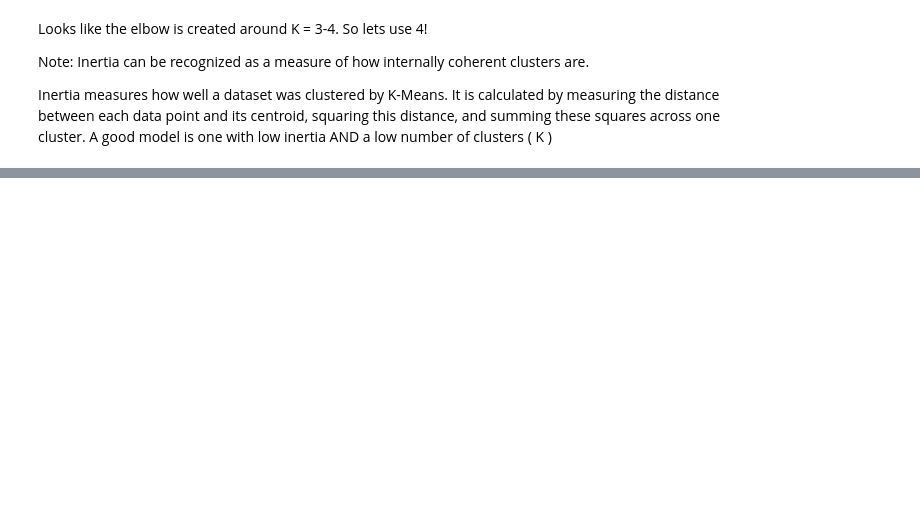
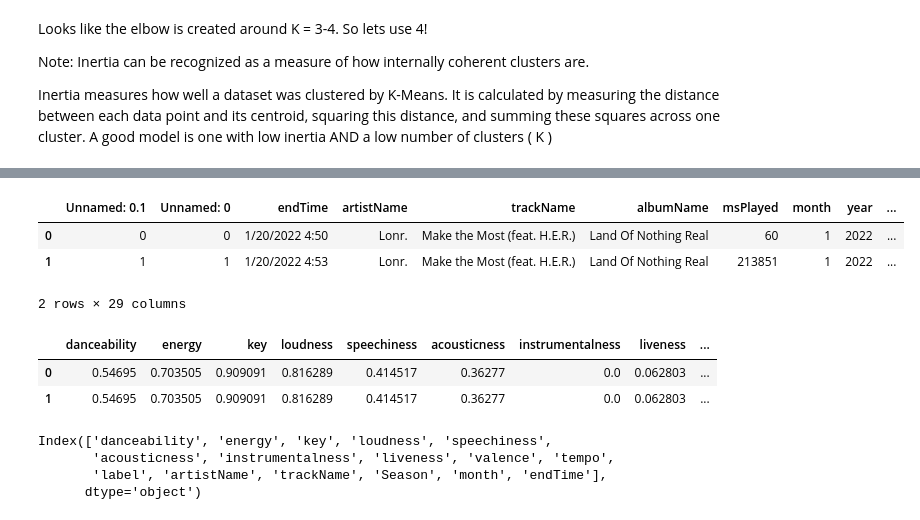
Before and after one commit to 98yangjames/SpotifyML, a Jupyter notebook: clustering.ipynb, the cells around one changed output, grey strips where cells are left out. Saved outputs shown, nothing was run; the diff lists cells and outputs as text; code cells hidden in the pictures; blank space fills up the shorter version.

```diff
--- a/clustering.ipynb
+++ b/clustering.ipynb
@@ -88,0 +100,14 @@ px.pie(pie,values='value',names='label',color=['blue','red','green', 'purple'])
+# %%
+df = pd.read_csv('Data/Listening_Data/songs_listened_to_with_all_info_unique.csv')
+df.head(2)
+# %% [output]
+|  | Unnamed: 0.1 | Unnamed: 0 | endTime | artistName | trackName | albumName | msPlayed | month | year | ... |
+| 0 | 0 | 0 | 1/20/2022 4:50 | Lonr. | Make the Most (feat. H.E.R.) | Land Of Nothing Real | 60 | 1 | 2022 | ... |
+| 1 | 1 | 1 | 1/20/2022 4:53 | Lonr. | Make the Most (feat. H.E.R.) | Land Of Nothing Real | 213851 | 1 | 2022 | ... |
+2 rows × 29 columns
+# %%
+clusters.head(2)
+# %% [output]
+|  | danceability | energy | key | loudness | speechiness | acousticness | instrumentalness | liveness | ... |
+| 0 | 0.54695 | 0.703505 | 0.909091 | 0.816289 | 0.414517 | 0.36277 | 0.0 | 0.062803 | ... |
+| 1 | 0.54695 | 0.703505 | 0.909091 | 0.816289 | 0.414517 | 0.36277 | 0.0 | 0.062803 | ... |
@@ -88,0 +123,7 @@ px.pie(pie,values='value',names='label',color=['blue','red','green', 'purple'])
+# %%
+clusters.columns
+# %% [output]
+Index(['danceability', 'energy', 'key', 'loudness', 'speechiness',
+       'acousticness', 'instrumentalness', 'liveness', 'valence', 'tempo',
+       'label', 'artistName', 'trackName', 'Season', 'month', 'endTime'],
+      dtype='object')
```
Also changed, not shown: parts of 8 cells of this notebook, 19 other files.
